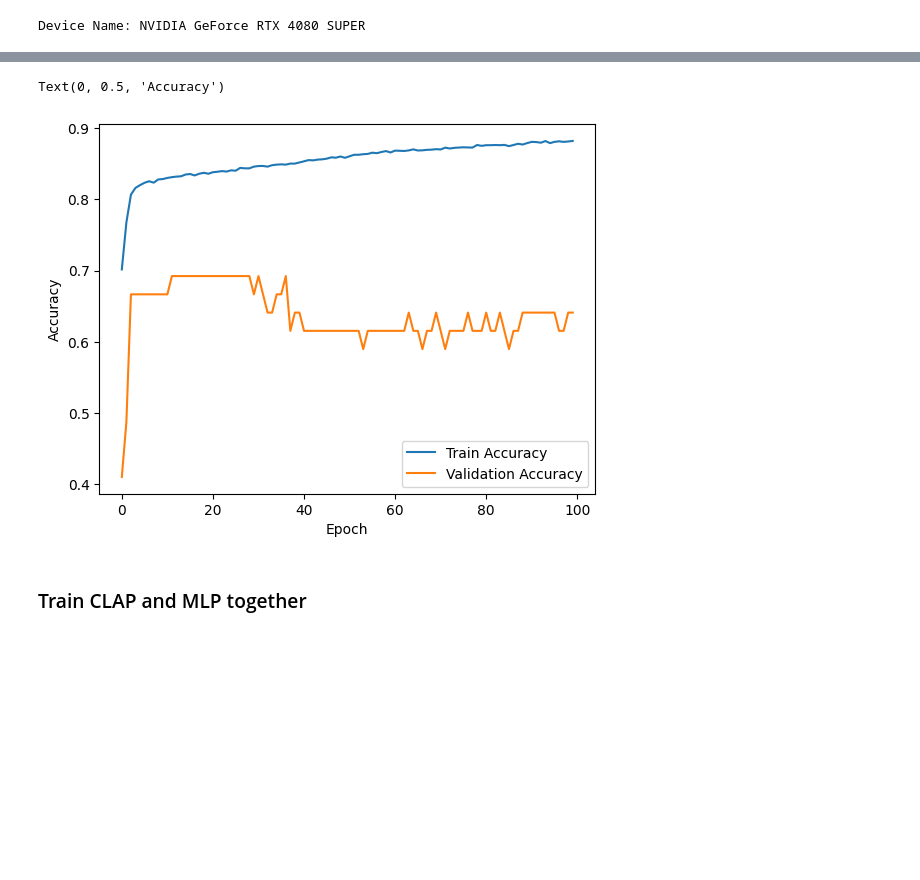
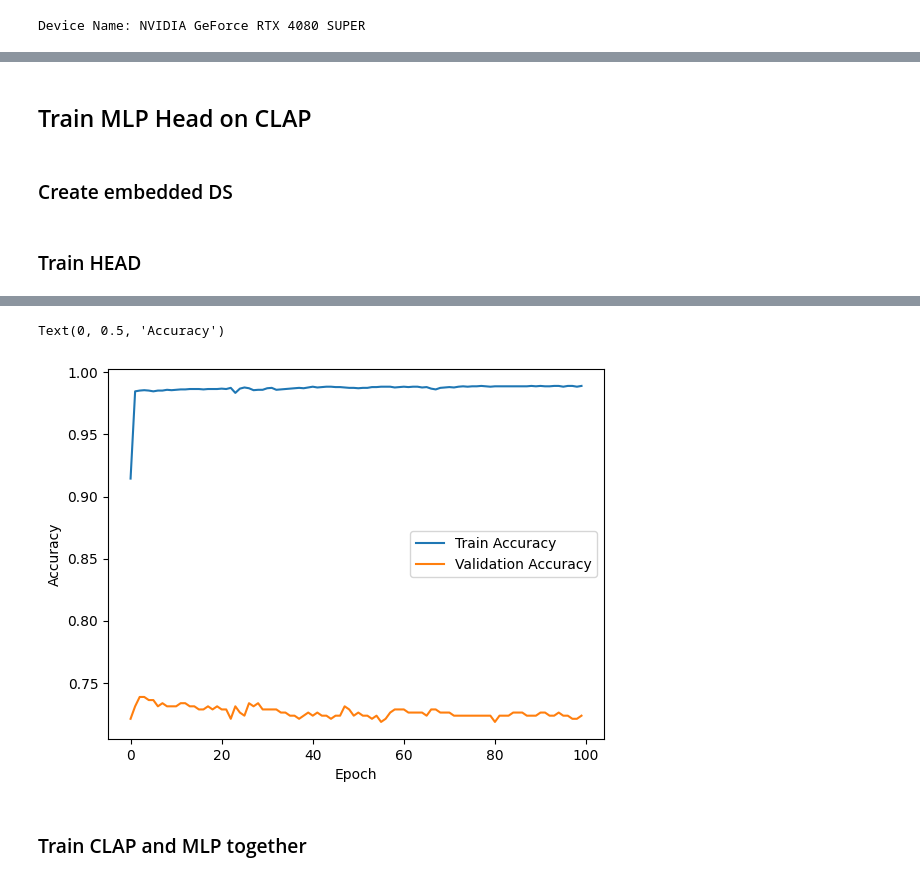
Before and after one commit to Amitmils/Text2BGAudio, a Jupyter notebook: CLAP/train_MLP_classifer.ipynb, the cells around one changed output, grey strips where cells are left out. Saved outputs shown, nothing was run; the diff lists cells and outputs as text; code cells hidden in the pictures; blank space fills up the shorter version.

Commit message:
updated training

```diff
--- a/CLAP/train_MLP_classifer.ipynb
+++ b/CLAP/train_MLP_classifer.ipynb
@@ -48,4 +48,7 @@ class MLPHead(torch.nn.Module):
 
     def forward(self, x):
         return self.mlp(x)
+
+label_to_index  = {'anger' : 0, 'joy' : 1, 'love' : 2, 'sadness' : 3, 'fear' : 4, 'surprise' : 5}
+index_to_label = {v: k for k, v in label_to_index.items()}
 # %%
@@ -103,11 +77,31 @@ Creating Embedded Dataset music_dataset_test_size39_embedded.pt
+# %%
+dataset_path = r"_Data\Music\Music Data New\music_dataset_test_Music Data New_tr3204_val398_te405.pt"
+train_data, val_data, test_data = list(torch.load(dataset_path, weights_only=False).values())
+train_dataset = audio_dataset.AudioDataset(train_data)
+val_dataset = audio_dataset.AudioDataset(val_data)
+# %% [markdown]
+## Train MLP Head on CLAP
+# %% [markdown]
+### Create embedded DS
+# %%
+clap_model_path = r"CLAP\models\clap_fine_tunned_BatchSize_32_LR_1e-05_Epochs_400_VAL_LOSS_25.99.pt"
+clap_model = ClapModel.from_pretrained(CLAP_ARCH).to(DEVICE)
+processor = ClapProcessor.from_pretrained(CLAP_ARCH)
+if clap_model_path is not None:
+    clap_model.load_state_dict(torch.load(clap_model_path,weights_only=False)['model_state_dict'])
+# %%
+train_dataset_embedded = create_embedded_ds_v2(train_dataset,clap_model,processor)
+val_dataset_embedded = create_embedded_ds_v2(val_dataset,clap_model,processor)
+# %% [markdown]
+### Train HEAD
 # %%
 batch_size = 128
 epochs = 100
-train_data_loader = DataLoader(train_dataset, batch_size=batch_size, shuffle=True)
-val_data_loader = DataLoader(val_dataset, batch_size=len(val_dataset), shuffle=True)
+train_data_loader = DataLoader(train_dataset_embedded, batch_size=batch_size, shuffle=True)
+val_data_loader = DataLoader(val_dataset_embedded, batch_size=batch_size, shuffle=True)
 
 classification_head = MLPHead().to(DEVICE)
-optimizer = torch.optim.Adam(classification_head.parameters(), lr=5e-4)
+optimizer = torch.optim.Adam(classification_head.parameters(), lr=1e-3)
 
 train_acc = list()
 val_acc = list()
@@ -117,7 +111,6 @@ for e in range(epochs):
         audio_embeds, labels = batch
         audio_embeds = audio_embeds.to(DEVICE)
         labels = labels.to(DEVICE)
-
         optimizer.zero_grad()
         outputs = classification_head(audio_embeds)
         est_classification = torch.argmax(outputs, dim=1)
@@ -130,7 +123,6 @@ for e in range(epochs):
         val_correct = 0
         for batch in val_data_loader:
             audio_embeds, labels = batch
-            # audio_embeds = F.normalize(audio_embeds, p=2, dim=1)
             audio_embeds = audio_embeds.to(DEVICE)
             labels = labels.to(DEVICE)
             outputs = classification_head(audio_embeds)
@@ -165,4 +157,4 @@ Epoch 100/100, Loss: 1.1205520629882812, Train Acc : 0.8821100306380711 , Val Ac
 Text(0, 0.5, 'Accuracy')
-[figure, old version]
+[figure, new version]
 # %% [markdown]
 ### Train CLAP and MLP together
```
Also changed, not shown: parts of 8 cells of this notebook, 5 other files.
